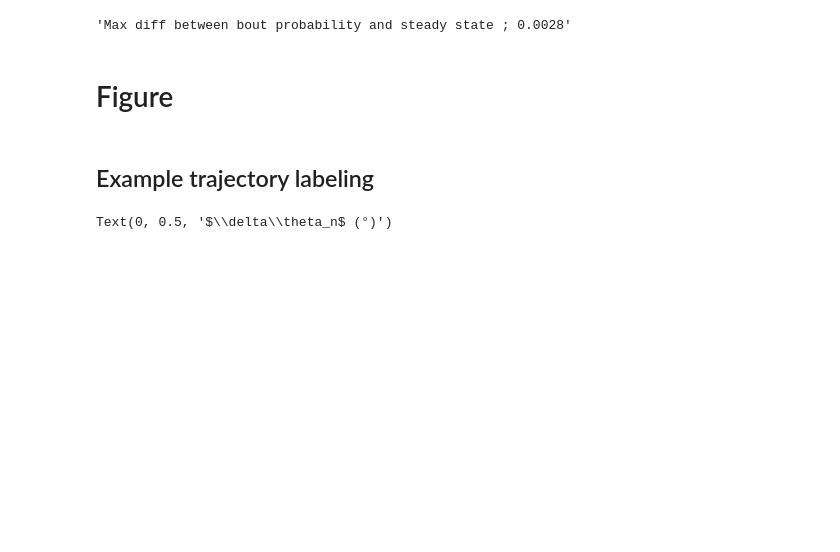
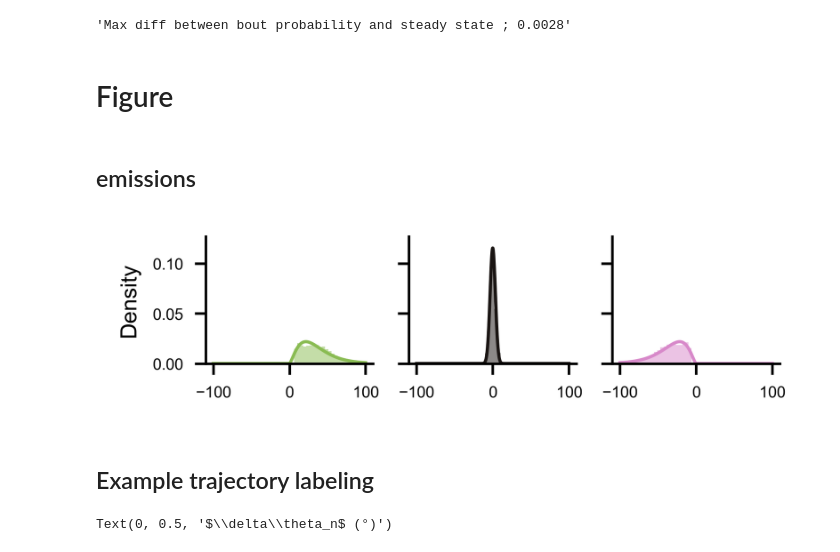
Before and after one commit to ZebrafishHMM2023/ZebrafishHMM2023_CodeAndData, a Jupyter notebook: Figures/Fig2.ipynb, the cells around one changed output. Drawn from its saved outputs; the diff is of its cells as text; code cells hidden in the pictures; blank space fills up the shorter version.

```diff
--- a/Figures/Fig2.ipynb
+++ b/Figures/Fig2.ipynb
@@ -22,3 +22,5 @@ f"Max diff between bout probability and steady state ; {np.array(Diffs).max():0.
 'Max diff between bout probability and steady state ; 0.0028'
 # %% [markdown]
 # Figure
+# %% [markdown]
+## emissions
@@ -25,3 +29,33 @@ f"Max diff between bout probability and steady state ; {np.array(Diffs).max():0.
+# %%
+temp = 26
+
+params = load_emission(bMODELPATH, "g3", temp)
+x = np.linspace(-100, +100, 1000)
+F = norm.pdf(x, 0, params["forward"][0])
+T = gamma.pdf(x, params["turn"][0], scale=params["turn"][1])
+
+bins = np.linspace(-100,100,50)
+dthetas = np.concatenate(load_sequences(bDATAPATH, temp))
+bouts = np.concatenate(load_viterbi(bMODELPATH, "g3", temp))
+
+fig, axs = plt.subplots(ncols=3, figsize=(3*1, 0.8), sharey=True)
+axs[0].set_ylabel("Density")
+for s, ax, state in zip([1,0,2], axs, ["L", "F", "R"]):
+    if s==0:
+        ax.hist(dthetas[bouts==0], bins, density=True, color=FLR_colors[s], alpha=0.5, histtype="stepfilled")
+        ax.plot(x,F, color=FLR_colors[s], linewidth=1)
+    elif s==1:
+        ax.hist(dthetas[bouts==2], bins, density=True, color=FLR_colors[s], alpha=0.5, histtype="stepfilled")
+        ax.plot(x,T, color=FLR_colors[s], linewidth=1)
+    elif s==2:
+        ax.hist(dthetas[bouts==1], bins, density=True, color=FLR_colors[s], alpha=0.5, histtype="stepfilled")
+        ax.plot(x,T[::-1], color=FLR_colors[s], linewidth=1)
+
+    ax.set_ylim(0,F.max()*1.1)
+
+fig.savefig("panels/Fig2/emissions.svg")
+# %% [output]
+[figure, added]
 # %% [markdown]
 ## Example trajectory labeling
 # %%
```
Also changed, not shown: parts of 1 cell of this notebook, 2 other files.
